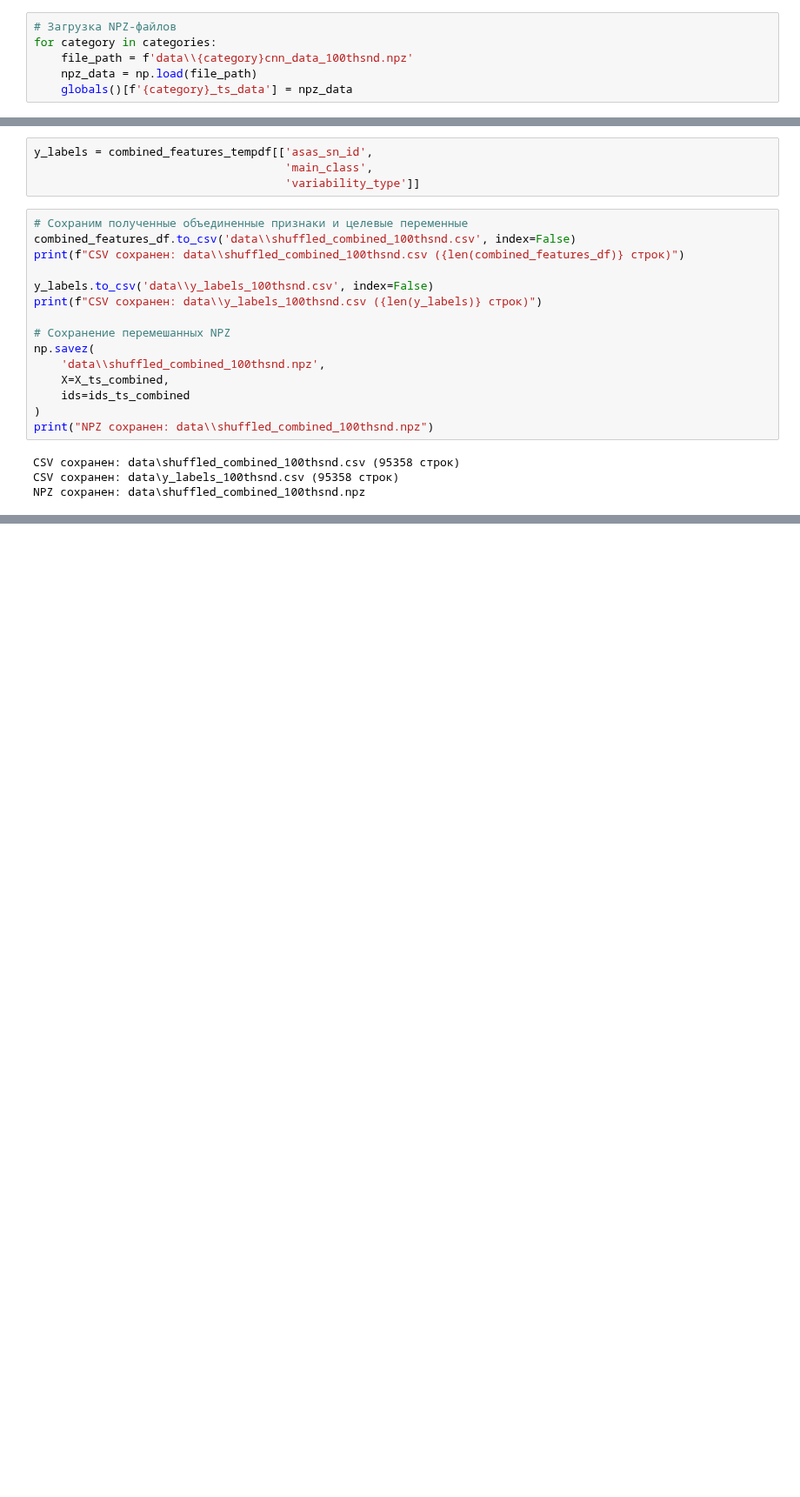
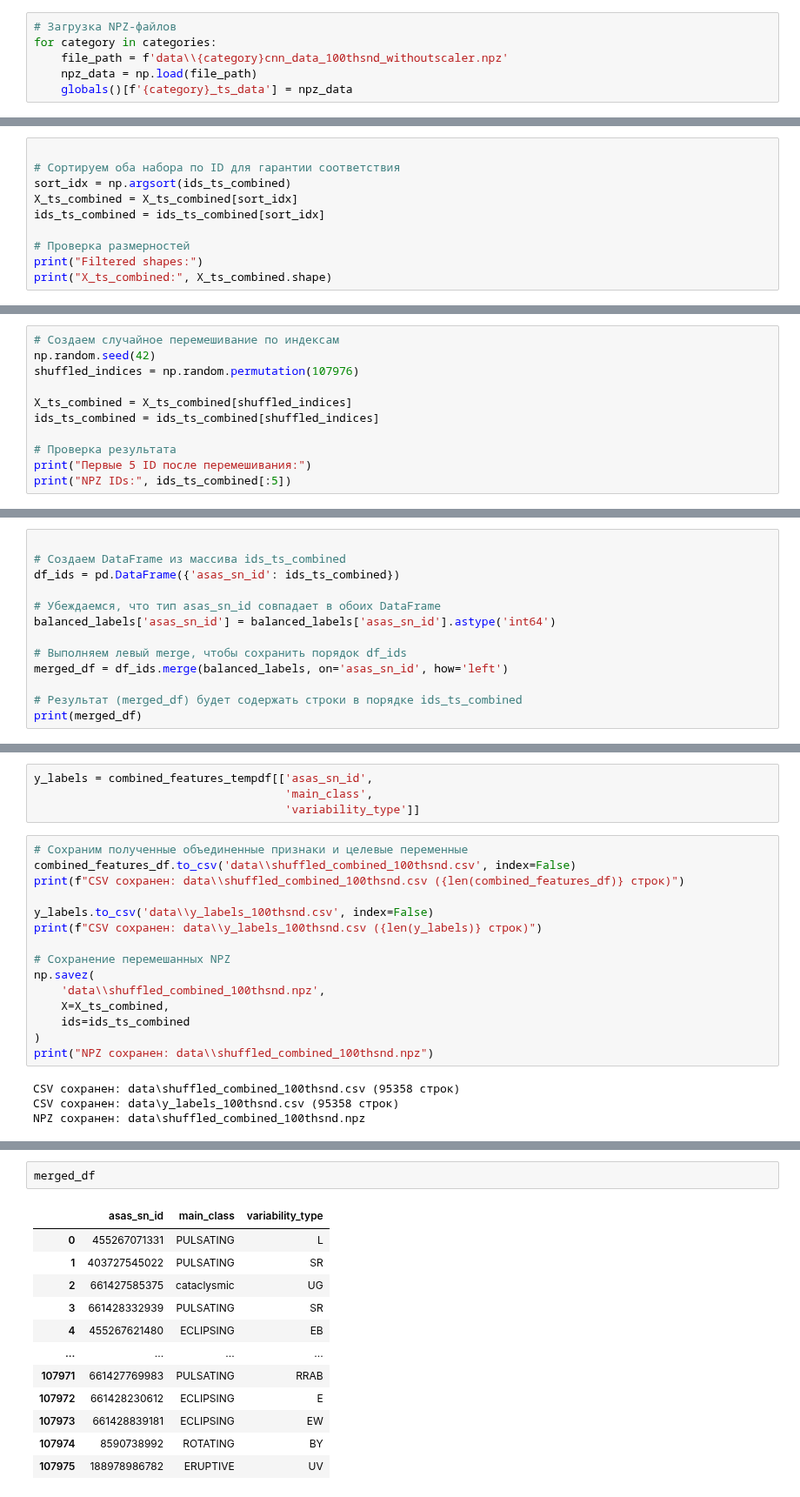
Before and after one commit to zLPrime/astro-guard, a Jupyter notebook: load_and_preprocessing_data_fromS3.ipynb, the cells around one changed output, grey strips where cells are left out. Shown at 87% size. Drawn from its saved outputs; the diff is of its cells as text; blank space fills up the shorter version.

```diff
--- a/load_and_preprocessing_data_fromS3.ipynb
+++ b/load_and_preprocessing_data_fromS3.ipynb
@@ -828,7 +837,7 @@ combined_features_df.duplicated().sum()
 # %%
 # Загрузка NPZ-файлов
 for category in categories:
-    file_path = f'data\\{category}cnn_data_100thsnd.npz'
+    file_path = f'data\\{category}cnn_data_100thsnd_withoutscaler.npz'
     npz_data = np.load(file_path)
     globals()[f'{category}_ts_data'] = npz_data
 # %%
@@ -862,3 +871,13 @@ common_ids = np.intersect1d(combined_features_df['object_id'], ids_ts_combined)
 common_ids.shape
 # %% [output]
 (95358,)
+# %%
+
+# Сортируем оба набора по ID для гарантии соответствия
+sort_idx = np.argsort(ids_ts_combined)
+X_ts_combined = X_ts_combined[sort_idx]
+ids_ts_combined = ids_ts_combined[sort_idx]
+
+# Проверка размерностей
+print("Filtered shapes:")
+print("X_ts_combined:", X_ts_combined.shape)
@@ -864,0 +887,11 @@ common_ids.shape
+# %%
+# Создаем случайное перемешивание по индексам
+np.random.seed(42)
+shuffled_indices = np.random.permutation(107976)
+
+X_ts_combined = X_ts_combined[shuffled_indices]
+ids_ts_combined = ids_ts_combined[shuffled_indices]
+
+# Проверка результата
+print("Первые 5 ID после перемешивания:")
+print("NPZ IDs:", ids_ts_combined[:5])
@@ -939,3 +975,16 @@ balanced_labels
 | 108011 | 94490226906 | cataclysmic | UG |
 | 108012 | 94490585544 | cataclysmic | UG |
 108013 rows × 3 columns
+# %%
+
+# Создаем DataFrame из массива ids_ts_combined
+df_ids = pd.DataFrame({'asas_sn_id': ids_ts_combined})
+
+# Убеждаемся, что тип asas_sn_id совпадает в обоих DataFrame
+balanced_labels['asas_sn_id'] = balanced_labels['asas_sn_id'].astype('int64')
+
+# Выполняем левый merge, чтобы сохранить порядок df_ids
+merged_df = df_ids.merge(balanced_labels, on='asas_sn_id', how='left')
+
+# Результат (merged_df) будет содержать строки в порядке ids_ts_combined
+print(merged_df)
@@ -976,0 +1057,15 @@ NPZ сохранен: data\shuffled_combined_100thsnd.npz
+# %%
+merged_df
+# %% [output]
+|  | asas_sn_id | main_class | variability_type |
+| 0 | 455267071331 | PULSATING | L |
+| 1 | 403727545022 | PULSATING | SR |
+| 2 | 661427585375 | cataclysmic | UG |
+| 3 | 661428332939 | PULSATING | SR |
+| 4 | 455267621480 | ECLIPSING | EB |
+| ... | ... | ... | ... |
+| 107971 | 661427769983 | PULSATING | RRAB |
+| 107972 | 661428230612 | ECLIPSING | E |
+| 107973 | 661428839181 | ECLIPSING | EW |
+| 107974 | 8590738992 | ROTATING | BY |
+| 107975 | 188978986782 | ERUPTIVE | UV |
```
Also changed, not shown: parts of 13 cells of this notebook, 31 other files.
